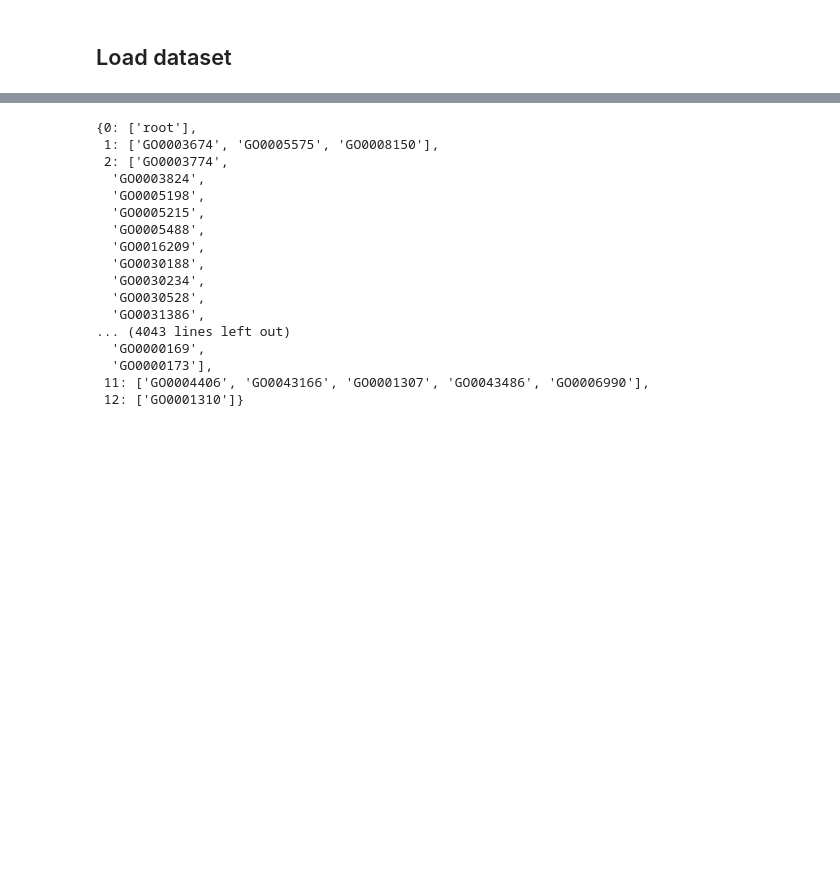
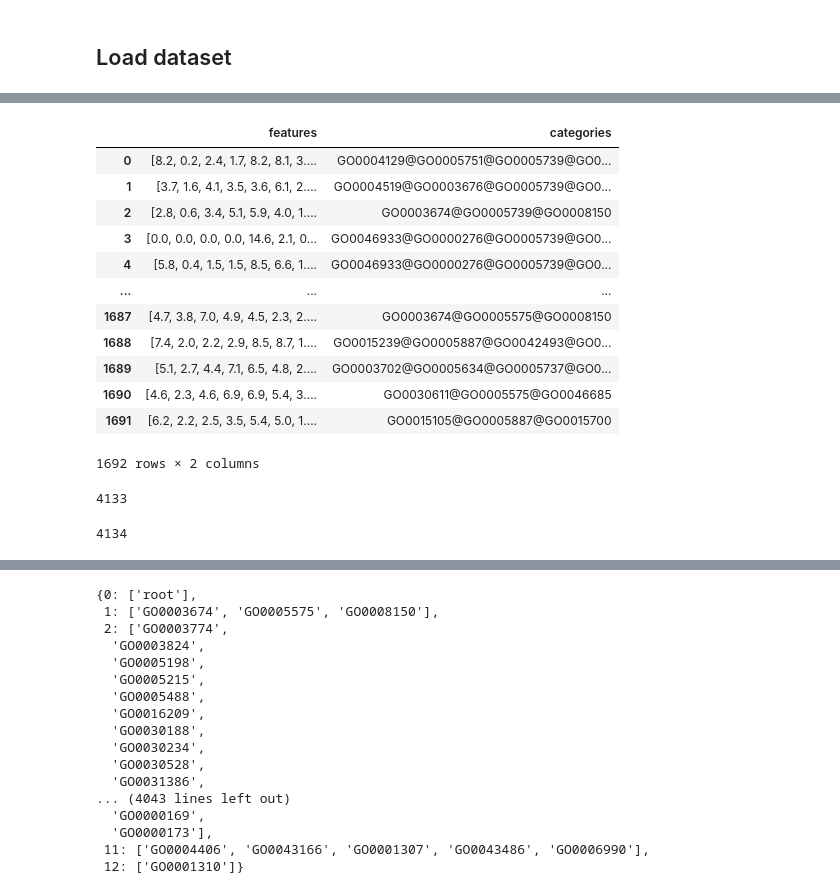
Before and after one commit to Sette/hmc_torch, a Jupyter notebook: Dataset-GOFUN.ipynb, the cells around one changed output, grey strips where cells are left out. Cells and saved outputs as stored; diff of their text form; code cells hidden in the pictures; blank space fills up the shorter version.

Commit message:
:construction: Updates to re-train experiments with

```diff
--- a/Dataset-GOFUN.ipynb
+++ b/Dataset-GOFUN.ipynb
@@ -40,2 +52,26 @@ dataset = initialize_dataset('seq_GO', dataset_path, **dataset_kwargs)
 # %%
 train, val, test = dataset.get_torch_dataset()
+# %%
+train.df
+# %% [output]
+|  | features | categories |
+| 0 | [8.2, 0.2, 2.4, 1.7, 8.2, 8.1, 3.... | GO0004129@GO0005751@GO0005739@GO0... |
+| 1 | [3.7, 1.6, 4.1, 3.5, 3.6, 6.1, 2.... | GO0004519@GO0003676@GO0005739@GO0... |
+| 2 | [2.8, 0.6, 3.4, 5.1, 5.9, 4.0, 1.... | GO0003674@GO0005739@GO0008150 |
+| 3 | [0.0, 0.0, 0.0, 0.0, 14.6, 2.1, 0... | GO0046933@GO0000276@GO0005739@GO0... |
+| 4 | [5.8, 0.4, 1.5, 1.5, 8.5, 6.6, 1.... | GO0046933@GO0000276@GO0005739@GO0... |
+| ... | ... | ... |
+| 1687 | [4.7, 3.8, 7.0, 4.9, 4.5, 2.3, 2.... | GO0003674@GO0005575@GO0008150 |
+| 1688 | [7.4, 2.0, 2.2, 2.9, 8.5, 8.7, 1.... | GO0015239@GO0005887@GO0042493@GO0... |
+| 1689 | [5.1, 2.7, 4.4, 7.1, 6.5, 4.8, 2.... | GO0003702@GO0005634@GO0005737@GO0... |
+| 1690 | [4.6, 2.3, 4.6, 6.9, 6.9, 5.4, 3.... | GO0030611@GO0005575@GO0046685 |
+| 1691 | [6.2, 2.2, 2.5, 3.5, 5.4, 5.0, 1.... | GO0015105@GO0005887@GO0015700 |
+1692 rows × 2 columns
+# %%
+train.nodes_idx['root']
+# %% [output]
+4133
+# %%
+len(train.Y[1])
+# %% [output]
+4134
```
Also changed, not shown: parts of 10 cells of this notebook, 9 other files.
